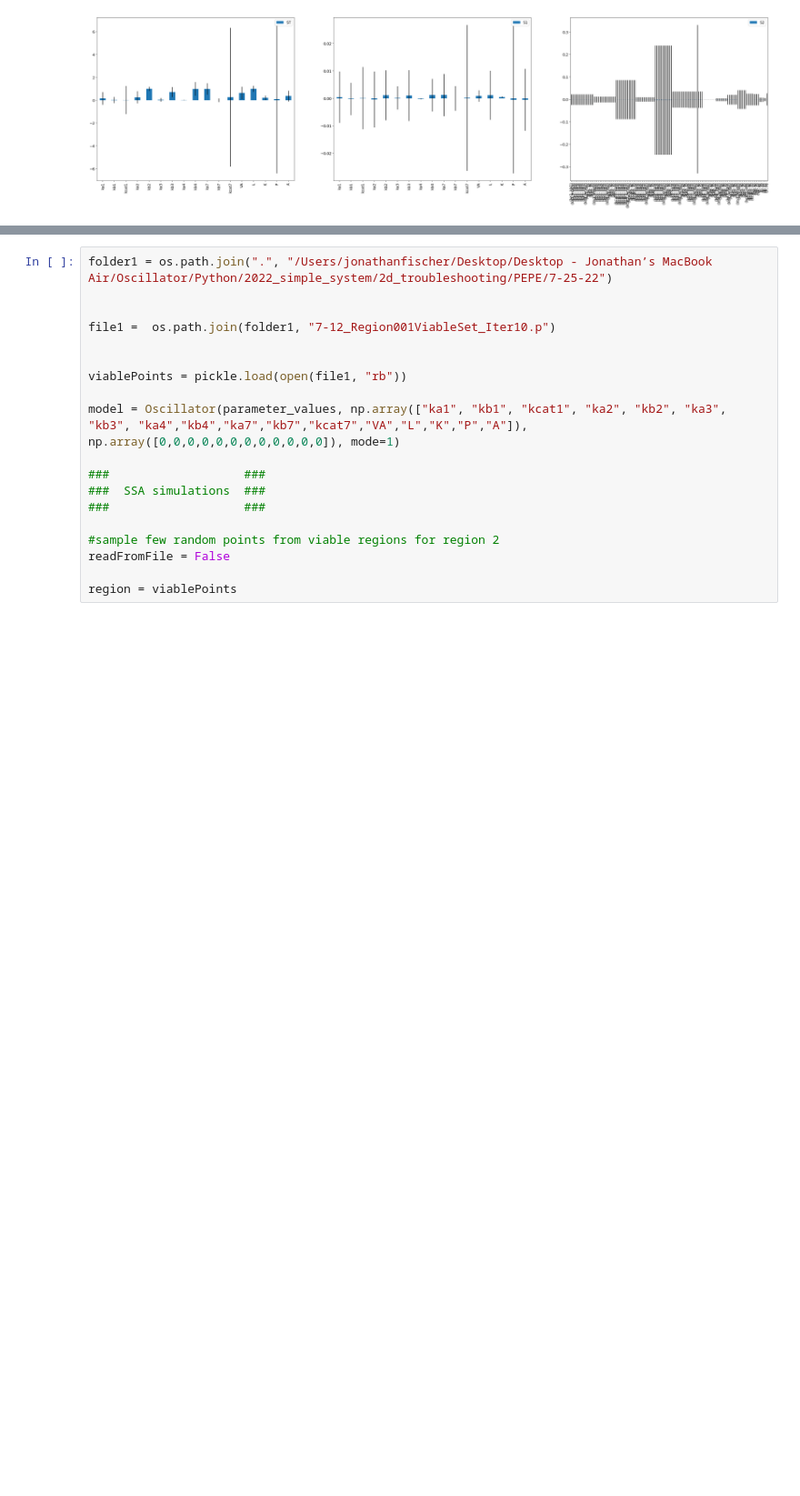
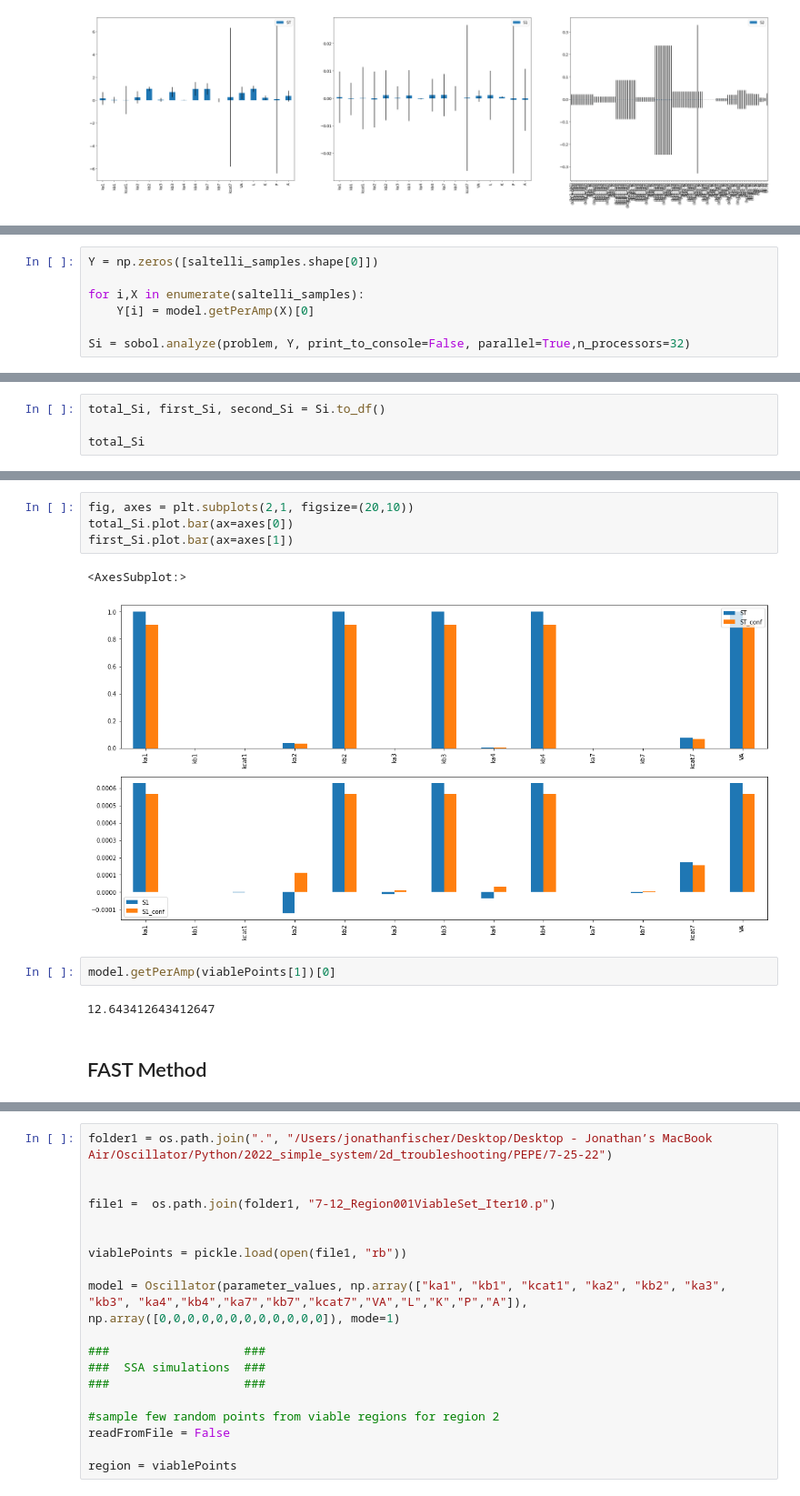
Before and after one commit to jonathanfischer97/Oscillator, a Jupyter notebook: Python/2022_simple_system/2d_troubleshooting/PEPE/8-3-22/SmoothPeaksBigVol_GA.ipynb, the cells around one changed output, grey strips where cells are left out. Shown: that part at 91% size. Drawn from its saved outputs; the diff is of its cells as text; blank space fills up the shorter version.

```diff
--- a/Python/2022_simple_system/2d_troubleshooting/PEPE/8-3-22/SmoothPeaksBigVol_GA.ipynb
+++ b/Python/2022_simple_system/2d_troubleshooting/PEPE/8-3-22/SmoothPeaksBigVol_GA.ipynb
@@ -1762,0 +1779,7 @@ second_Si.plot.bar()
+# %%
+Y = np.zeros([saltelli_samples.shape[0]])
+
+for i,X in enumerate(saltelli_samples):
+    Y[i] = model.getPerAmp(X)[0]
+
+Si = sobol.analyze(problem, Y, print_to_console=False, parallel=True,n_processors=32)
@@ -1762,0 +1788,4 @@ second_Si.plot.bar()
+# %%
+total_Si, first_Si, second_Si = Si.to_df()
+
+total_Si
@@ -1762,0 +1807,13 @@ second_Si.plot.bar()
+# %%
+fig, axes = plt.subplots(2,1, figsize=(20,10))
+total_Si.plot.bar(ax=axes[0])
+first_Si.plot.bar(ax=axes[1])
+# %% [output]
+<AxesSubplot:>
+[figure, added]
+# %%
+model.getPerAmp(viablePoints[1])[0]
+# %% [output]
+12.643412643412647
+# %% [markdown]
+## FAST Method
```
Also changed, not shown: parts of 19 cells of this notebook, 2 other files.
